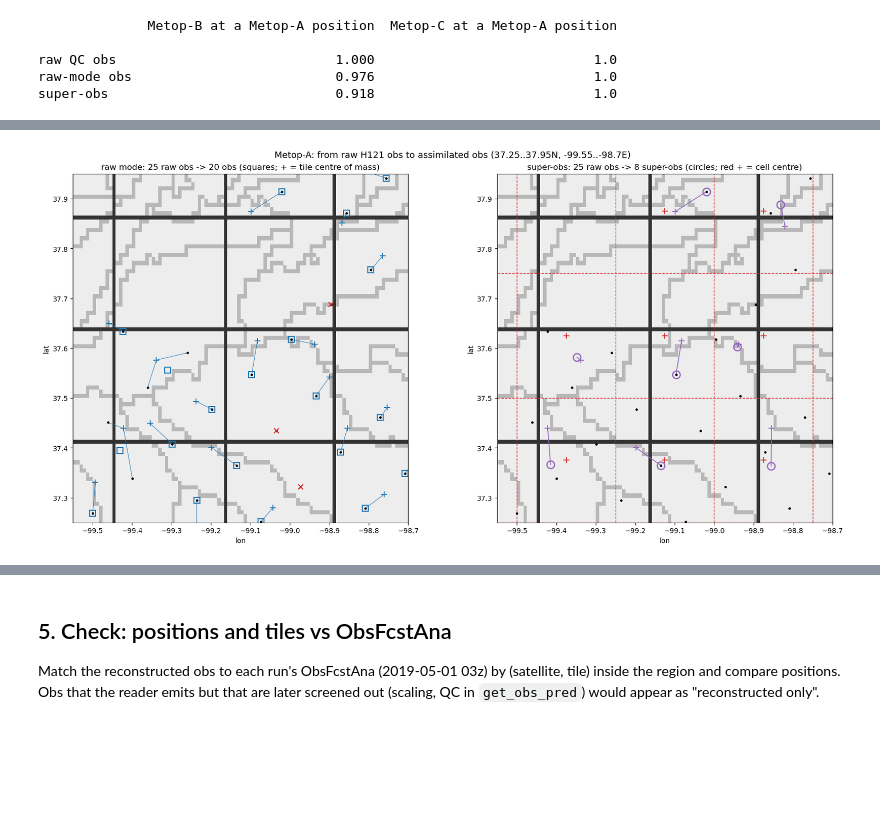
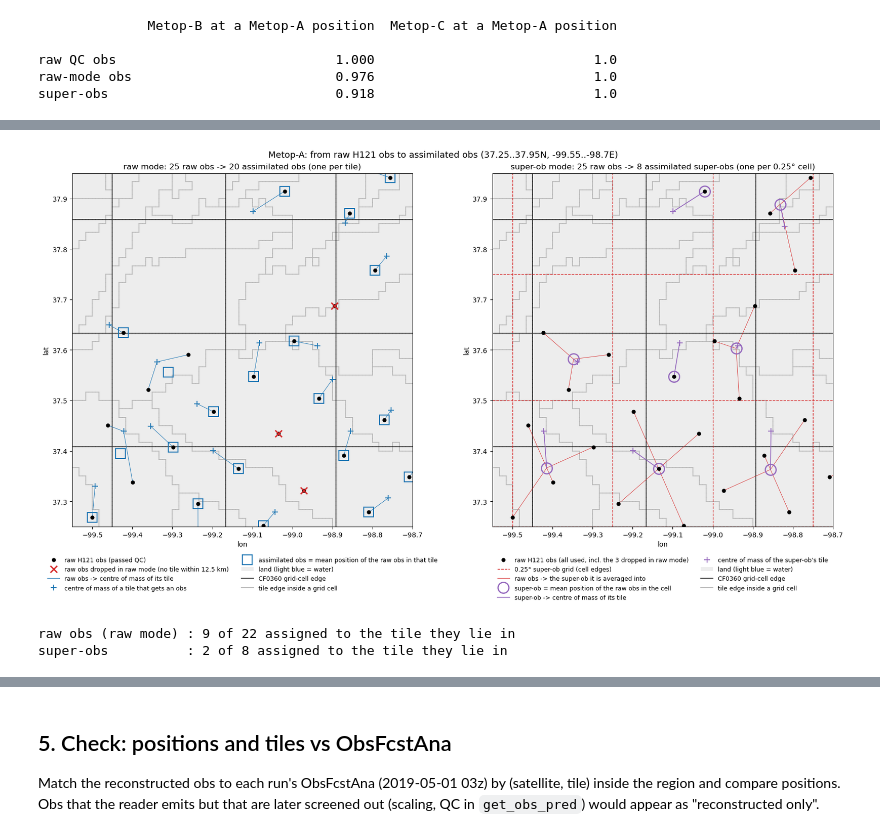
Before and after one commit to amfox37/geosldas-analysis, a Jupyter notebook: projects/M21C_land/notebooks/cf0360_hsaf_superob_fov.ipynb, the cells around one changed output, grey strips where cells are left out. Drawn from its saved outputs; the diff is of its cells as text; code cells hidden in the pictures; blank space fills up the shorter version.

```diff
--- a/projects/M21C_land/notebooks/cf0360_hsaf_superob_fov.ipynb
+++ b/projects/M21C_land/notebooks/cf0360_hsaf_superob_fov.ipynb
@@ -540,36 +567,87 @@ joined to its tile's centre of mass.
 # %%
+def background_handles(lw=3):
+    return [Patch(fc='0.93', ec='none', label='land (light blue = water)'),
+            Line2D([], [], color='0.2', lw=lw, label='CF0360 grid-cell edge'),
+            Line2D([], [], color='0.72', lw=lw, label='tile edge inside a grid cell')]
+
+BACKGROUND_HANDLES = background_handles()
+EDGE_LW = 1.25         # vector tile/cell edges in 4c and 6a (a quarter of the raster-pixel width)
+RAW_MS_4C = 10         # raw obs marker size
+
 def plot_aggregation(ax, mode, sat=SHOW_SAT):
-    tile_background(ax, ZOOM)
+    tile_background(ax, ZOOM, edge_lw=EDGE_LW)
     raw = inbox(RAW[RAW.sat == sat], ZOOM)
     good = raw[raw.tile > 0]
     if mode == 'raw':
         agg = inbox(RAWMODE[RAWMODE.sat == sat], ZOOM)
         for _, r in good.iterrows():
             ax.plot([r.lon, COM_LON[r.tile - 1]], [r.lat, COM_LAT[r.tile - 1]], '-', color='tab:blue', lw=0.7)
         ax.plot(COM_LON[agg.tile - 1], COM_LAT[agg.tile - 1], '+', color='tab:blue', ms=8, mew=1.3)
-        ax.plot(raw.lon, raw.lat, '.', color='k', ms=5)
-        ax.plot(raw.lon[raw.tile < 0], raw.lat[raw.tile < 0], 'x', color='tab:red', ms=7, mew=1.5)
-        ax.plot(agg.lon, agg.lat, 's', mfc='none', mec='tab:blue', ms=9, mew=1.5)
-        ax.set_title(f'raw mode: {len(raw)} raw obs -> {len(agg)} obs (squares; + = tile centre of mass)')
+        ax.plot(raw.lon, raw.lat, '.', color='k', ms=RAW_MS_4C)
+        ax.plot(raw.lon[raw.tile < 0], raw.lat[raw.tile < 0], 'x', color='tab:red', ms=10, mew=2)
+        ax.plot(agg.lon, agg.lat, 's', mfc='none', mec='tab:blue', ms=14, mew=1.5)
+        ax.set_title(f'raw mode: {len(raw)} raw obs -> {len(agg)} assimilated obs (one per tile)')
+        handles = [
+            Line2D([], [], marker='.', color='k', ls='none', ms=RAW_MS_4C, label='raw H121 obs (passed QC)'),
+            Line2D([], [], marker='x', color='tab:red', ls='none', ms=10, mew=2,
+                   label='raw obs dropped in raw mode (no tile within 12.5 km)'),
+            Line2D([], [], color='tab:blue', lw=0.7, label='raw obs -> centre of mass of its tile'),
+            Line2D([], [], marker='+', color='tab:blue', ls='none', ms=8, mew=1.3,
+                   label='centre of mass of a tile that gets an obs'),
+            Line2D([], [], marker='s', mfc='none', mec='tab:blue', ls='none', ms=14, mew=1.5,
+                   label='assimilated obs = mean position of the raw obs in that tile'),
+            *background_handles(EDGE_LW)]
     else:
         agg = inbox(SO[SO.sat == sat], ZOOM)
         superob_grid_lines(ax, ZOOM, color='tab:red', ls='--', lw=1)
-        cells = inbox(SO_ALL[SO_ALL.sat == sat], ZOOM)
-        ax.plot(cells.cell_lon0 + SUPEROB_GRID / 2, cells.cell_lat0 + SUPEROB_GRID / 2, '+', color='tab:red', ms=9, mew=1.3)
+        # thin red lines: each raw obs -> the super-ob of its 0.25 deg cell (same cell index as superobs())
+        so_ij = SO[SO.sat == sat].set_index(['j', 'i'])
+        ri = (((np.mod(raw.lon.astype(np.float64) + 180.0, 360.0)) / SUPEROB_GRID).astype(int) + 1).to_numpy()
+        rj = (((raw.lat.astype(np.float64) + 90.0) / SUPEROB_GRID).astype(int) + 1).to_numpy()
+        for lat, lon, j, i in zip(raw.lat, raw.lon, rj, ri):
+            if (j, i) in so_ij.index:
+                ax.plot([lon, so_ij.loc[(j, i), 'lon']], [lat, so_ij.loc[(j, i), 'lat']], '-', color='tab:red', lw=0.6)
         for _, r in agg.iterrows():
             ax.plot([r.lon, COM_LON[r.tile - 1]], [r.lat, COM_LAT[r.tile - 1]], '-', color='tab:purple', lw=1.2)
         ax.plot(COM_LON[agg.tile - 1], COM_LAT[agg.tile - 1], '+', color='tab:purple', ms=8, mew=1.3)
-        ax.plot(raw.lon, raw.lat, '.', color='k', ms=5)
-        ax.plot(agg.lon, agg.lat, 'o', mfc='none', mec='tab:purple', ms=11, mew=1.8)
-        ax.set_title(f'super-obs: {len(raw)} raw obs -> {len(agg)} super-obs (circles; red + = cell centre)')
+        ax.plot(raw.lon, raw.lat, '.', color='k', ms=RAW_MS_4C)
+        ax.plot(agg.lon, agg.lat, 'o', mfc='none', mec='tab:purple', ms=16, mew=1.8)
+        ax.set_title(f'super-ob mode: {len(raw)} raw obs -> {len(agg)} assimilated super-obs (one per 0.25° cell)')
+        handles = [
+            Line2D([], [], marker='.', color='k', ls='none', ms=RAW_MS_4C,
+                   label='raw H121 obs (all used, incl. the 3 dropped in raw mode)'),
+            Line2D([], [], color='tab:red', ls='--', lw=1, label='0.25° super-ob grid (cell edges)'),
+            Line2D([], [], color='tab:red', lw=0.6, label='raw obs -> the super-ob it is averaged into'),
+            Line2D([], [], marker='o', mfc='none', mec='tab:purple', ls='none', ms=16, mew=1.8,
+                   label='super-ob = mean position of the raw obs in the cell'),
+            Line2D([], [], color='tab:purple', lw=1.2, label='super-ob -> centre of mass of its tile'),
+            Line2D([], [], marker='+', color='tab:purple', ls='none', ms=8, mew=1.3,
+                   label="centre of mass of the super-ob's tile"),
+            *background_handles(EDGE_LW)]
     finish(ax, ZOOM)
+    ax.legend(handles=handles, loc='upper center', bbox_to_anchor=(0.5, -0.07), ncol=2, fontsize=9,
+              frameon=False)
 
-fig, axs = plt.subplots(1, 2, figsize=(17, 8), constrained_layout=True)
+fig, axs = plt.subplots(1, 2, figsize=(17, 9.4), constrained_layout=True)
 plot_aggregation(axs[0], 'raw')
 plot_aggregation(axs[1], 'superob')
 fig.suptitle(f'{SAT_LABEL[SHOW_SAT]}: from raw H121 obs to assimilated obs '
              f'({ZOOM[0]}..{ZOOM[1]}N, {ZOOM[2]}..{ZOOM[3]}E)', fontsize=13)
-fig.savefig(FIG_DIR / 'zoom_aggregation.png', dpi=150)
+fig.savefig(FIG_DIR / 'zoom_aggregation.png', dpi=150, bbox_inches='tight')
 plt.show()
+
+# is each obs assigned to the tile it physically lies in? (tile raster lookup at the obs position)
+tile_z, lat_ez, lon_ez = read_raster('tile', *ZOOM)
+def tile_under(lat, lon):
+    i = np.searchsorted(lat_ez, lat) - 1
+    j = np.searchsorted(lon_ez, lon) - 1
+    return tile_z[i, j]
+raw_z = inbox(RAW[(RAW.sat == SHOW_SAT) & (RAW.tile > 0)], ZOOM)
+so_z4 = inbox(SO[SO.sat == SHOW_SAT], ZOOM)
+for name, df in [('raw obs (raw mode)', raw_z), ('super-obs', so_z4)]:
+    under = tile_under(df.lat.to_numpy(), df.lon.to_numpy())
+    print(f'{name:19s}: {np.sum(under == df.tile.to_numpy())} of {len(df)} assigned to the tile they lie in')
 # %% [output]
-[figure, old version]
+[figure, new version]
+raw obs (raw mode) : 9 of 22 assigned to the tile they lie in
+super-obs          : 2 of 8 assigned to the tile they lie in
```
Also changed, not shown: parts of 10 cells of this notebook.
